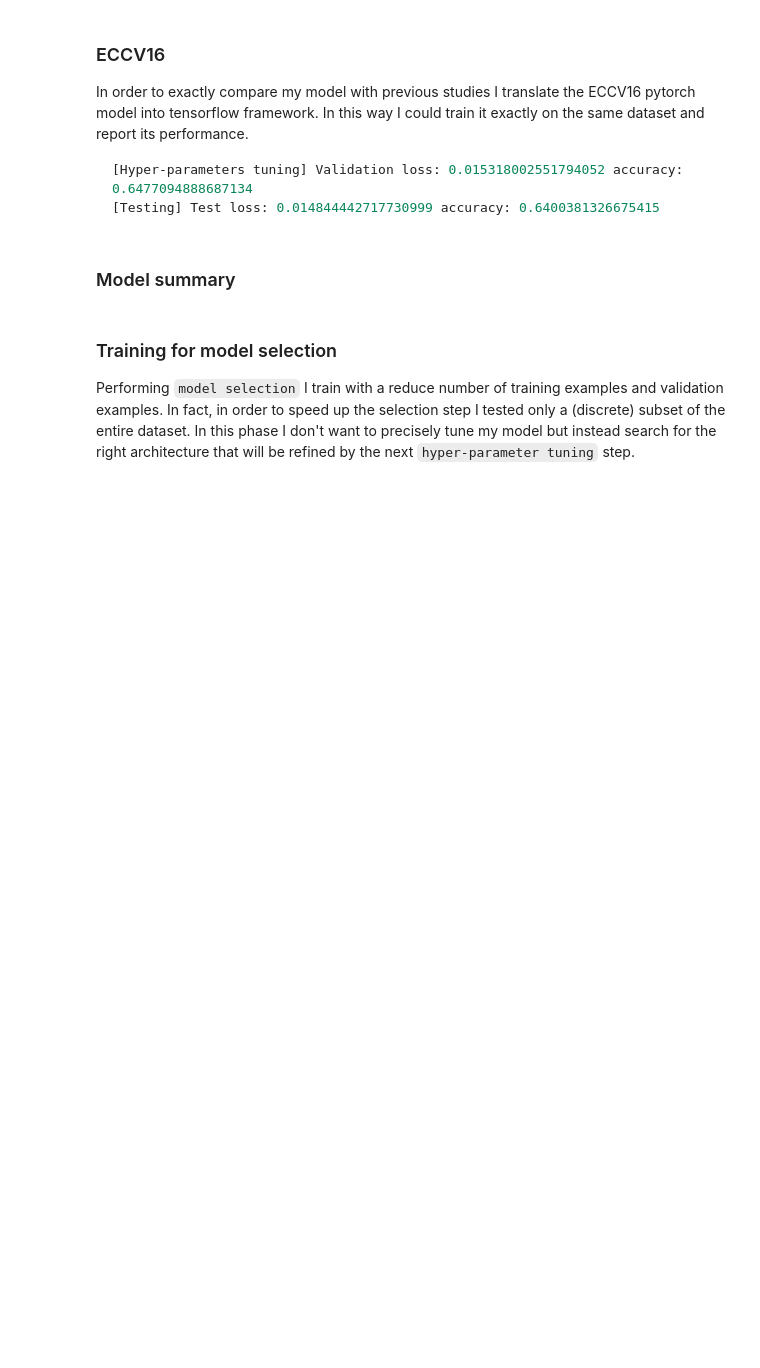
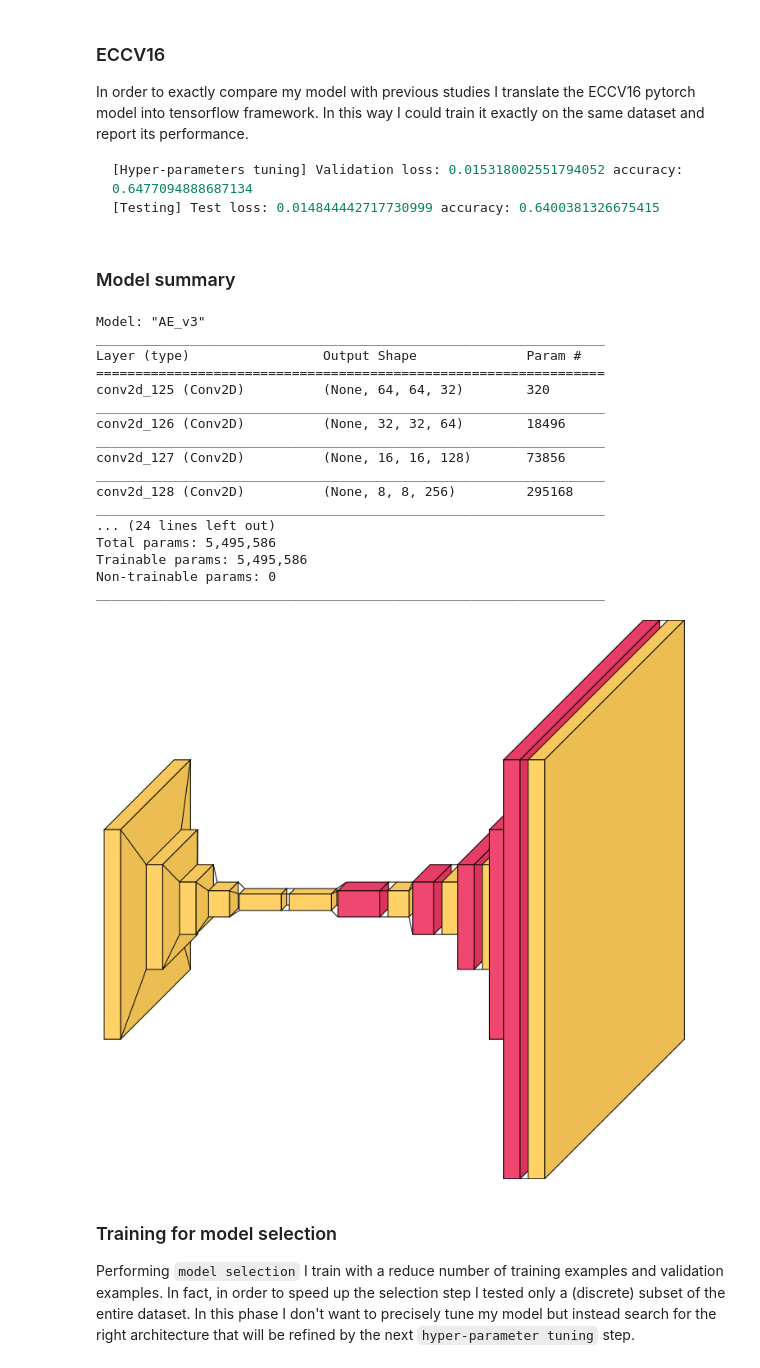
Before and after one commit to davide97g/polychromify, a Jupyter notebook: notebooks/modeling.ipynb, the cells around one changed output. Cells and saved outputs as stored; diff of their text form; code cells hidden in the pictures; blank space fills up the shorter version.

Commit message:
model diagram + report pdf

```diff
--- a/notebooks/modeling.ipynb
+++ b/notebooks/modeling.ipynb
@@ -419,6 +461,26 @@ model.add(UpSampling2D((4, 4)))
 # %%
 model.compile(optimizer="adam", loss='mse', metrics=['accuracy'])
 model.summary()
+visualkeras.layered_view(model)
+# %% [output]
+Model: "AE_v3"
+_________________________________________________________________
+Layer (type)                 Output Shape              Param #
+=================================================================
+conv2d_125 (Conv2D)          (None, 64, 64, 32)        320
+_________________________________________________________________
+conv2d_126 (Conv2D)          (None, 32, 32, 64)        18496
+_________________________________________________________________
+conv2d_127 (Conv2D)          (None, 16, 16, 128)       73856
+_________________________________________________________________
+conv2d_128 (Conv2D)          (None, 8, 8, 256)         295168
+_________________________________________________________________
+... (24 lines left out)
+Total params: 5,495,586
+Trainable params: 5,495,586
+Non-trainable params: 0
+_________________________________________________________________
+[figure, added]
 # %% [markdown]
 ### Training for model selection
 
```
Also changed, not shown: parts of 8 cells of this notebook, 2 other files.
